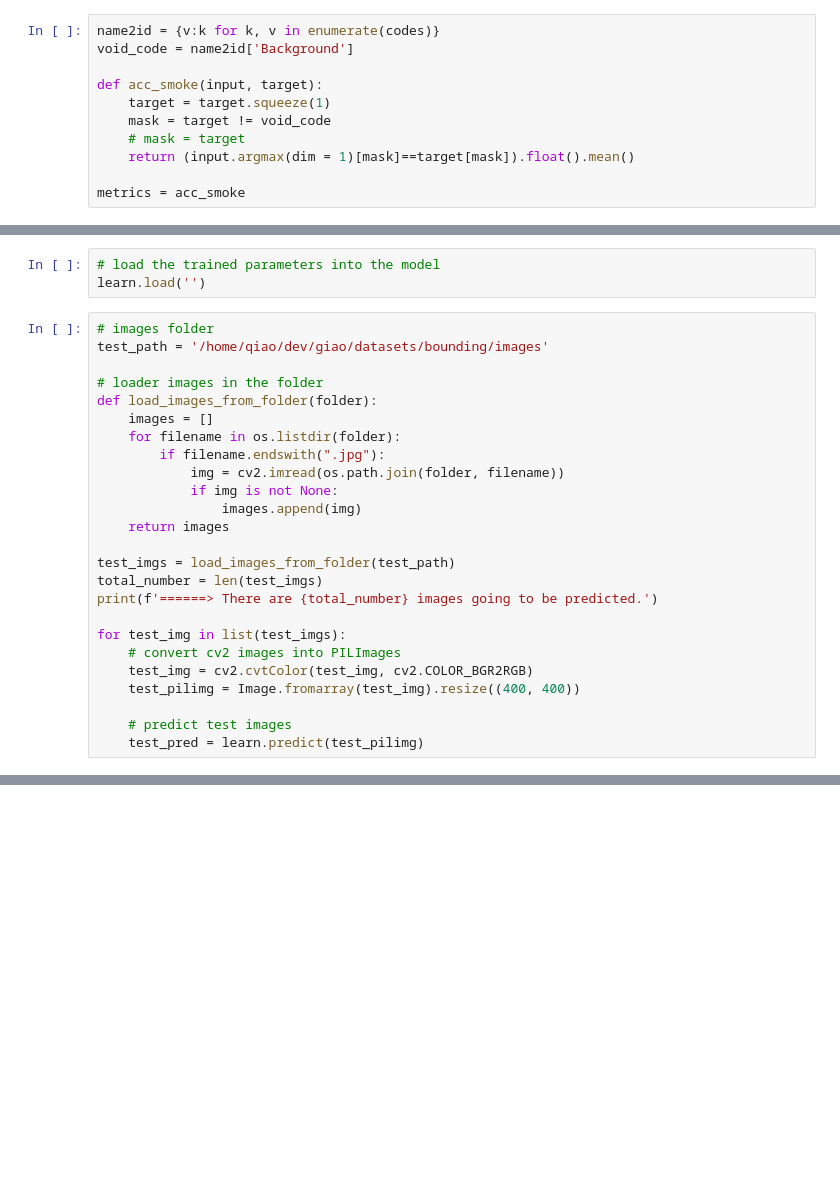
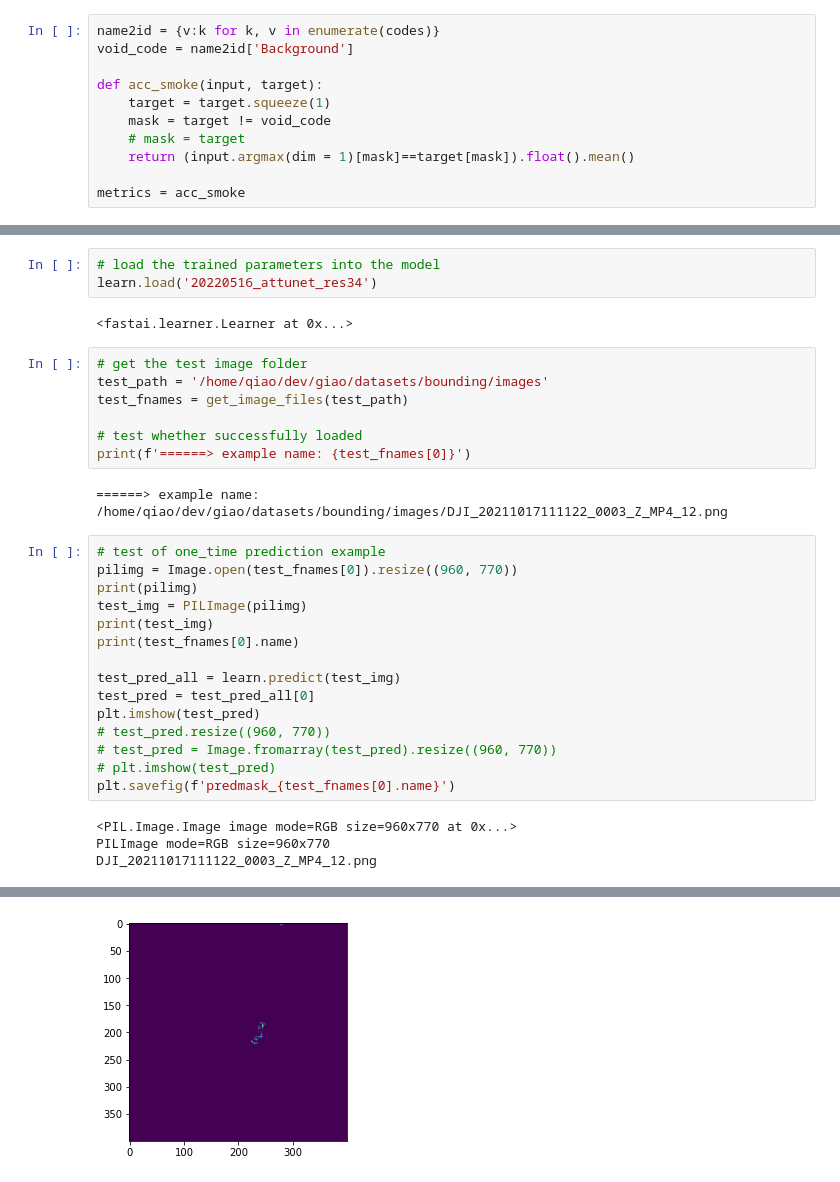
Before and after one commit to qiaolinhan/giao, a Jupyter notebook: havingfun/detecting/segmentation/unet34/Attention U-res34-infastai.ipynb, the cells around one changed output, grey strips where cells are left out. Saved outputs shown, nothing was run; the diff lists cells and outputs as text; blank space fills up the shorter version.

Commit message:
bounding test ready!

```diff
--- a/havingfun/detecting/segmentation/unet34/Attention U-res34-infastai.ipynb
+++ b/havingfun/detecting/segmentation/unet34/Attention U-res34-infastai.ipynb
@@ -301,28 +324,33 @@ learn.model.to(device)
 # %%
 # load the trained parameters into the model
-learn.load('')
+learn.load('20220516_attunet_res34')
+# %% [output]
+<fastai.learner.Learner at 0x...>
-# %%
-# images folder
-test_path = '/home/qiao/dev/giao/datasets/bounding/images'
-
-# loader images in the folder
-def load_images_from_folder(folder):
-    images = []
-    for filename in os.listdir(folder):
-        if filename.endswith(".jpg"):
-            img = cv2.imread(os.path.join(folder, filename))
-            if img is not None:
-                images.append(img)
-    return images
-
-test_imgs = load_images_from_folder(test_path)
-total_number = len(test_imgs)
-print(f'======> There are {total_number} images going to be predicted.')
-
-for test_img in list(test_imgs):
-    # convert cv2 images into PILImages
-    test_img = cv2.cvtColor(test_img, cv2.COLOR_BGR2RGB)
-    test_pilimg = Image.fromarray(test_img).resize((400, 400))
-
-    # predict test images
-    test_pred = learn.predict(test_pilimg)
+# %%
+# get the test image folder
+test_path = '/home/qiao/dev/giao/datasets/bounding/images'
+test_fnames = get_image_files(test_path)
+
+# test whether successfully loaded
+print(f'======> example name: {test_fnames[0]}')
+# %% [output]
+======> example name: /home/qiao/dev/giao/datasets/bounding/images/DJI_20211017111122_0003_Z_MP4_12.png
+# %%
+# test of one_time prediction example
+pilimg = Image.open(test_fnames[0]).resize((960, 770))
+print(pilimg)
+test_img = PILImage(pilimg)
+print(test_img)
+print(test_fnames[0].name)
+
+test_pred_all = learn.predict(test_img)
+test_pred = test_pred_all[0]
+plt.imshow(test_pred)
+# test_pred.resize((960, 770))
+# test_pred = Image.fromarray(test_pred).resize((960, 770))
+# plt.imshow(test_pred)
+plt.savefig(f'predmask_{test_fnames[0].name}')
+# %% [output]
+<PIL.Image.Image image mode=RGB size=960x770 at 0x...>
+PILImage mode=RGB size=960x770
+DJI_20211017111122_0003_Z_MP4_12.png
@@ -328,0 +358 @@ for test_img in list(test_imgs):
+[figure, added]
```
Also changed, not shown: parts of 10 cells of this notebook, 2 other files.
